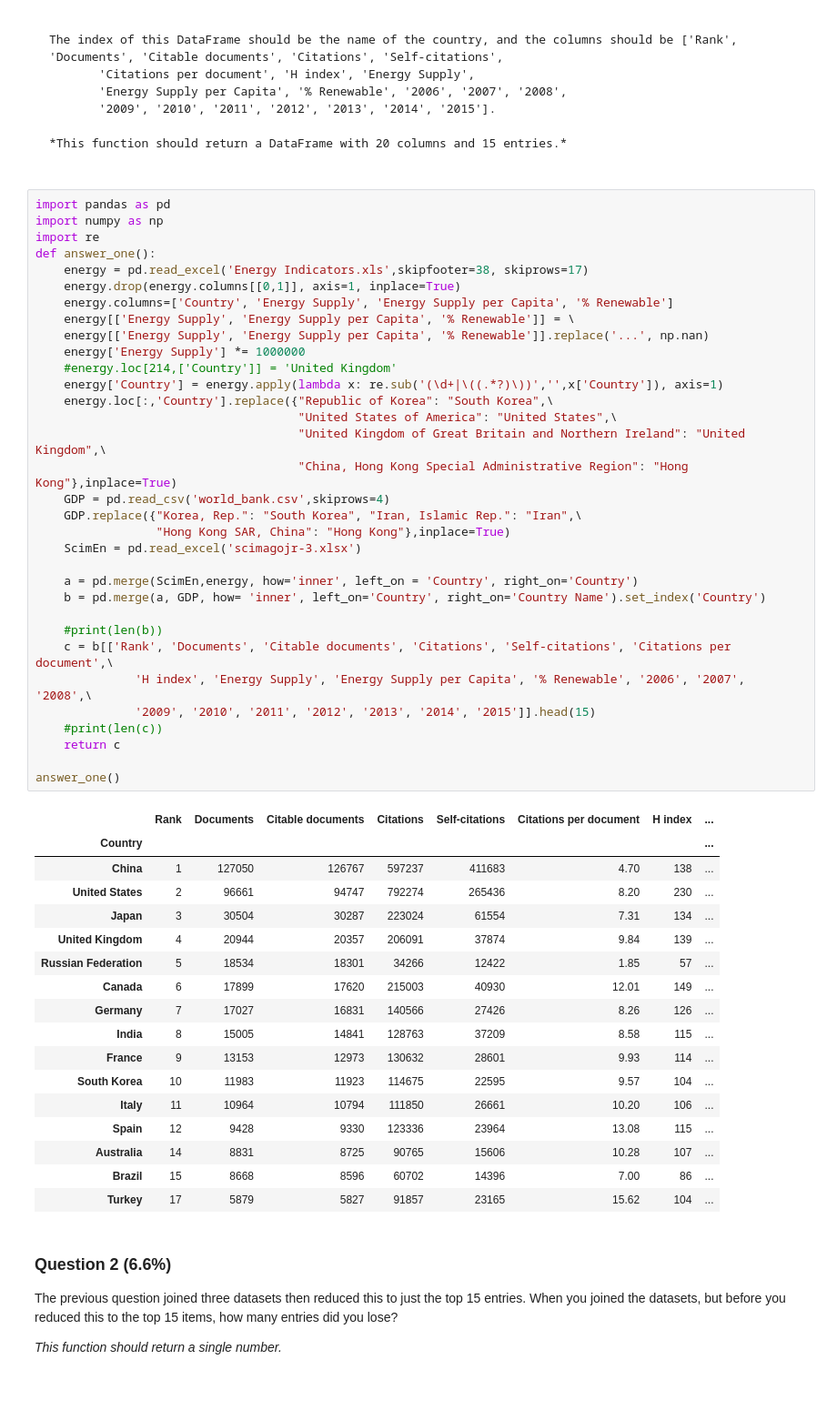
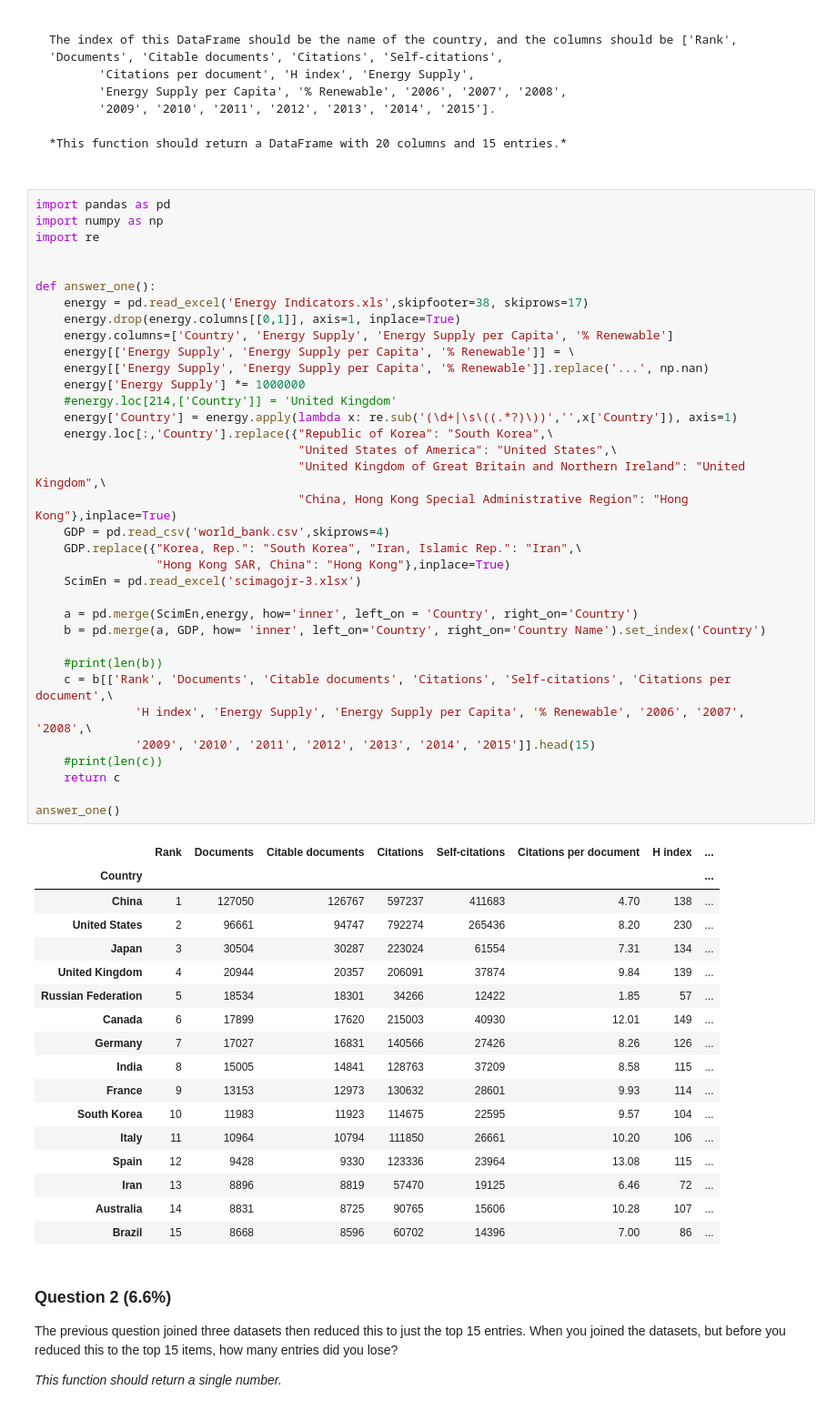
Before and after one commit to xyjsdo/DataScience, a Jupyter notebook: course1_downloads/Assignment 3.ipynb, the cells around one changed output. Shown at 91% size. Drawn from its saved outputs; the diff is of its cells as text.

```diff
--- a/course1_downloads/Assignment 3.ipynb
+++ b/course1_downloads/Assignment 3.ipynb
@@ -58,6 +58,8 @@ The index of this DataFrame should be the name of the country, and the columns s
 import pandas as pd
 import numpy as np
 import re
+
+
 def answer_one():
     energy = pd.read_excel('Energy Indicators.xls',skipfooter=38, skiprows=17)
     energy.drop(energy.columns[[0,1]], axis=1, inplace=True)
@@ -66,7 +68,7 @@ def answer_one():
     energy[['Energy Supply', 'Energy Supply per Capita', '% Renewable']].replace('...', np.nan)
     energy['Energy Supply'] *= 1000000
     #energy.loc[214,['Country']] = 'United Kingdom'
-    energy['Country'] = energy.apply(lambda x: re.sub('(\d+|\((.*?)\))','',x['Country']), axis=1)
+    energy['Country'] = energy.apply(lambda x: re.sub('(\d+|\s\((.*?)\))','',x['Country']), axis=1)
     energy.loc[:,'Country'].replace({"Republic of Korea": "South Korea",\
                                      "United States of America": "United States",\
                                      "United Kingdom of Great Britain and Northern Ireland": "United Kingdom",\
@@ -75,36 +77,36 @@ def answer_one():
     GDP.replace({"Korea, Rep.": "South Korea", "Iran, Islamic Rep.": "Iran",\
                  "Hong Kong SAR, China": "Hong Kong"},inplace=True)
     ScimEn = pd.read_excel('scimagojr-3.xlsx')
 
     a = pd.merge(ScimEn,energy, how='inner', left_on = 'Country', right_on='Country')
     b = pd.merge(a, GDP, how= 'inner', left_on='Country', right_on='Country Name').set_index('Country')
 
     #print(len(b))
     c = b[['Rank', 'Documents', 'Citable documents', 'Citations', 'Self-citations', 'Citations per document',\
               'H index', 'Energy Supply', 'Energy Supply per Capita', '% Renewable', '2006', '2007', '2008',\
               '2009', '2010', '2011', '2012', '2013', '2014', '2015']].head(15)
     #print(len(c))
     return c
 
 answer_one()
 # %% [output]
 |  | Rank | Documents | Citable documents | Citations | Self-citations | Citations per document | H index | ... |
 | Country |  |  |  |  |  |  |  | ... |
 | China | 1 | 127050 | 126767 | 597237 | 411683 | 4.70 | 138 | ... |
 | United States | 2 | 96661 | 94747 | 792274 | 265436 | 8.20 | 230 | ... |
 | Japan | 3 | 30504 | 30287 | 223024 | 61554 | 7.31 | 134 | ... |
 | United Kingdom | 4 | 20944 | 20357 | 206091 | 37874 | 9.84 | 139 | ... |
 | Russian Federation | 5 | 18534 | 18301 | 34266 | 12422 | 1.85 | 57 | ... |
 | Canada | 6 | 17899 | 17620 | 215003 | 40930 | 12.01 | 149 | ... |
 | Germany | 7 | 17027 | 16831 | 140566 | 27426 | 8.26 | 126 | ... |
 | India | 8 | 15005 | 14841 | 128763 | 37209 | 8.58 | 115 | ... |
 | France | 9 | 13153 | 12973 | 130632 | 28601 | 9.93 | 114 | ... |
 | South Korea | 10 | 11983 | 11923 | 114675 | 22595 | 9.57 | 104 | ... |
 | Italy | 11 | 10964 | 10794 | 111850 | 26661 | 10.20 | 106 | ... |
 | Spain | 12 | 9428 | 9330 | 123336 | 23964 | 13.08 | 115 | ... |
+| Iran | 13 | 8896 | 8819 | 57470 | 19125 | 6.46 | 72 | ... |
 | Australia | 14 | 8831 | 8725 | 90765 | 15606 | 10.28 | 107 | ... |
 | Brazil | 15 | 8668 | 8596 | 60702 | 14396 | 7.00 | 86 | ... |
-| Turkey | 17 | 5879 | 5827 | 91857 | 23165 | 15.62 | 104 | ... |
 # %% [markdown]
 ### Question 2 (6.6%)
 The previous question joined three datasets then reduced this to just the top 15 entries. When you joined the datasets, but before you reduced this to the top 15 items, how many entries did you lose?
```
Also changed, not shown: parts of 13 cells of this notebook.
